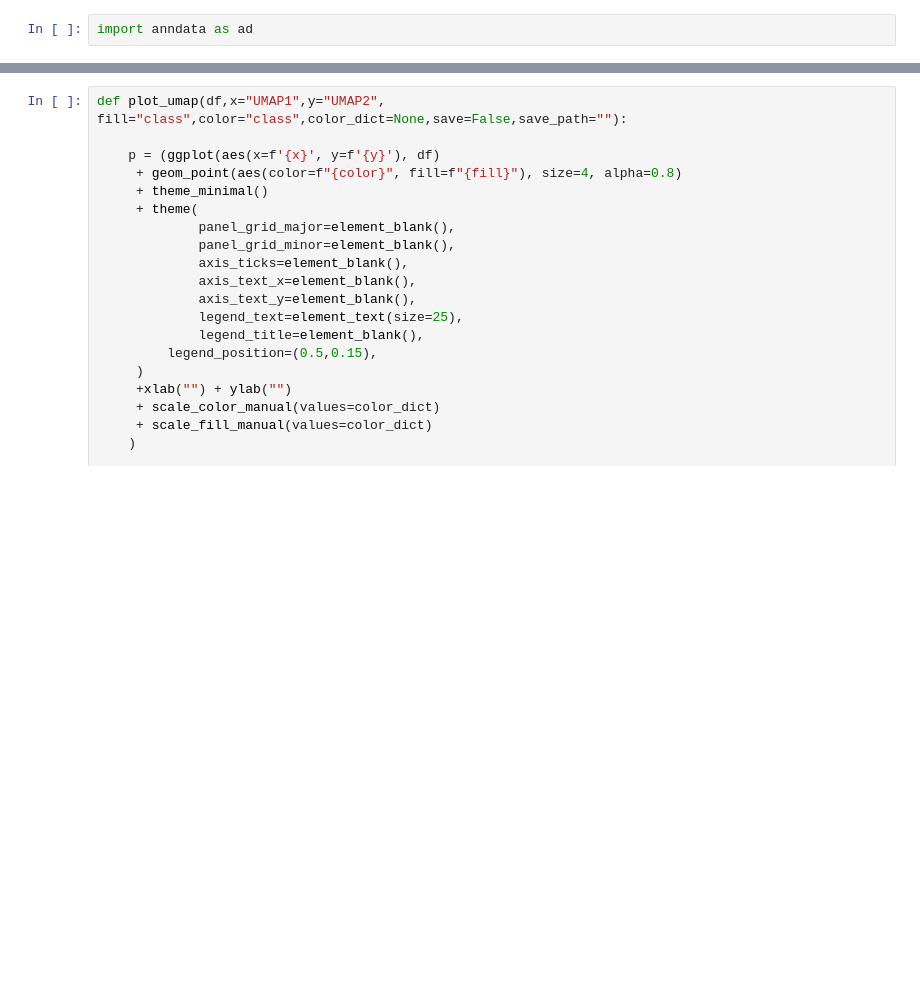
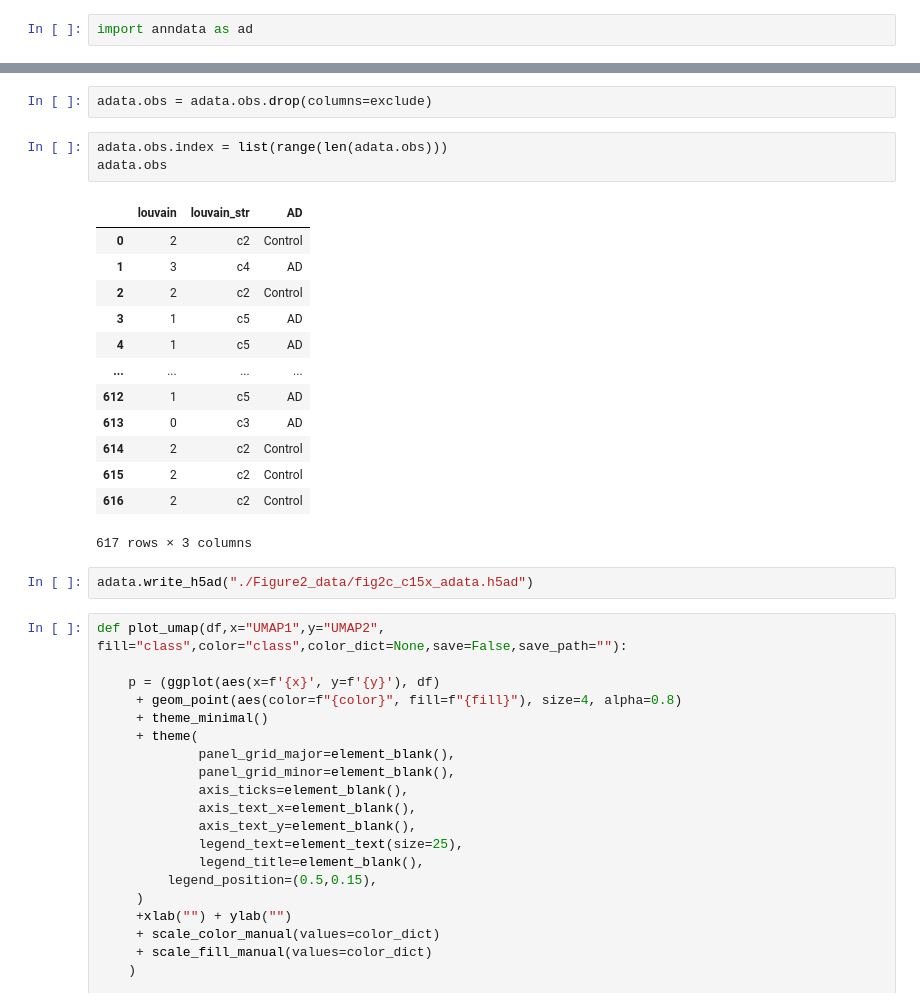
Before and after one commit to daifengwanglab/iBrainMap, a Jupyter notebook: Figures/Figures 2-3/Figure2.ipynb, the cells around one changed output, grey strips where cells are left out. Cells and saved outputs as stored; diff of their text form; blank space fills up the shorter version.

```diff
--- a/Figures/Figures 2-3/Figure2.ipynb
+++ b/Figures/Figures 2-3/Figure2.ipynb
@@ -313,3 +251,24 @@ adata
+# %%
+adata.obs = adata.obs.drop(columns=exclude)
+# %%
+adata.obs.index = list(range(len(adata.obs)))
+adata.obs
+# %% [output]
+|  | louvain | louvain_str | AD |
+| 0 | 2 | c2 | Control |
+| 1 | 3 | c4 | AD |
+| 2 | 2 | c2 | Control |
+| 3 | 1 | c5 | AD |
+| 4 | 1 | c5 | AD |
+| ... | ... | ... | ... |
+| 612 | 1 | c5 | AD |
+| 613 | 0 | c3 | AD |
+| 614 | 2 | c2 | Control |
+| 615 | 2 | c2 | Control |
+| 616 | 2 | c2 | Control |
+617 rows × 3 columns
+# %%
+adata.write_h5ad("./Figure2_data/fig2c_c15x_adata.h5ad")
 # %%
 def plot_umap(df,x="UMAP1",y="UMAP2", fill="class",color="class",color_dict=None,save=False,save_path=""):
 
```
Also changed, not shown: parts of 14 cells of this notebook.
